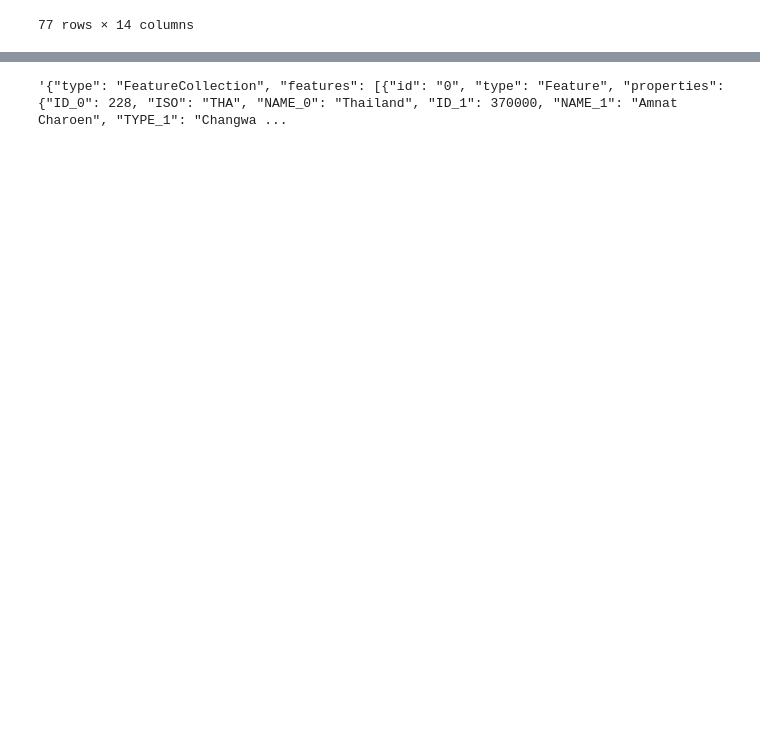
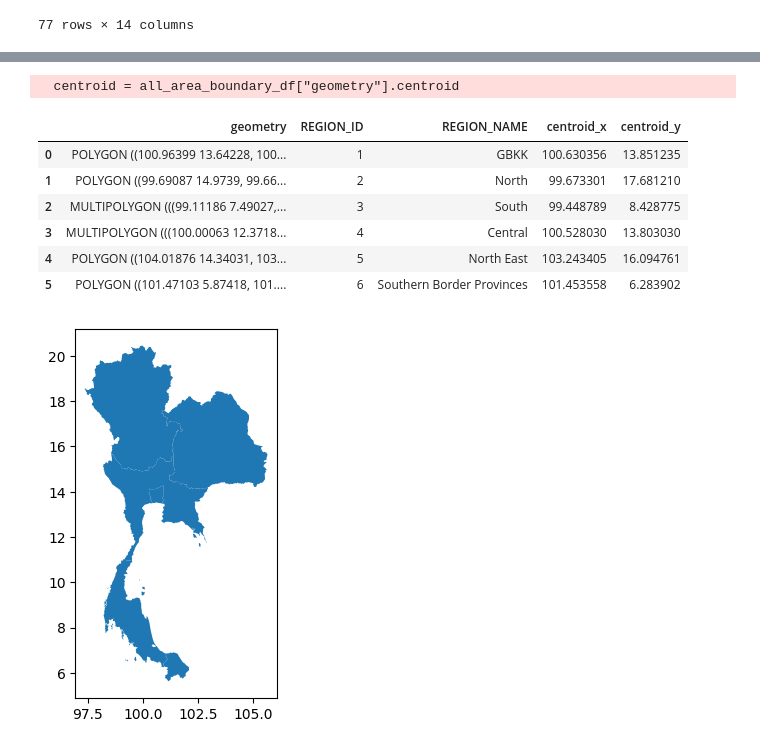
Before and after one commit to thegangtechnology/ruammitr-thailand-map, a Jupyter notebook: notebooks/mind_notebooks/mapping_province_id.ipynb, the cells around one changed output, grey strips where cells are left out. Saved outputs shown, nothing was run; the diff lists cells and outputs as text; code cells hidden in the pictures; blank space fills up the shorter version.

Commit message:
Add region boundary geojson

```diff
--- a/notebooks/mind_notebooks/mapping_province_id.ipynb
+++ b/notebooks/mind_notebooks/mapping_province_id.ipynb
@@ -227,5 +227,9 @@ geodf
 | 76 | 228 | THA | Thailand | 350000 | Yasothon | Changwat | Province | จังหวัดยโสธร | None | 5 | ... |
 77 rows × 14 columns
 # %%
-centroid_merged_output_path = "../../data/centroid-merged-updated-thailand-provinces.geojson"
+centroid_merged_output_path = "../../data/geojson/centroid-merged-updated-thailand-provinces.geojson"
 geodf.to_file(centroid_merged_output_path, driver="GeoJSON")
+# %%
+user_region_path = "../../data/user_region.xlsx"
+user_region_df = pd.read_excel(user_region_path)
+user_region_df
@@ -232,3 +244,6 @@ geodf.to_file(centroid_merged_output_path, driver="GeoJSON")
 # %%
-type(merged_df)
+import geopandas as gpd
+
+geodf = gpd.read_file(centroid_merged_output_path)
+geodf
 # %% [output]
@@ -236,4 +263,31 @@ geojson.feature.FeatureCollection
+# %%
+all_region_id = user_region_df["id"].unique()
+sorted_index = all_region_id.argsort()
+all_region_id = all_region_id[sorted_index]
+all_area_name = user_region_df["name"][sorted_index]
+# all_region_id
 # %%
-geodf.to_json()
+all_area_geometry = []
+
+for region_id in all_region_id:
+    interested_df = geodf[geodf["REGION_ID"] == region_id]
+    all_area_geometry.append(interested_df.geometry.union_all())
+
+all_area_boundary_df = gpd.GeoDataFrame(geometry=all_area_geometry, crs=geodf.crs)
+all_area_boundary_df["REGION_ID"] = all_region_id
+all_area_boundary_df["REGION_NAME"] = all_area_name
+centroid = all_area_boundary_df["geometry"].centroid
+all_area_boundary_df["centroid_x"] = centroid.x
+all_area_boundary_df["centroid_y"] = centroid.y
+all_area_boundary_df.plot()
+all_area_boundary_df
 # %% [output]
-'{"type": "FeatureCollection", "features": [{"id": "0", "type": "Feature", "properties": {"ID_0": 228, "ISO": "THA", "NAME_0": "Thailand", "ID_1": 370000, "NAME_1": "Amnat Charoen", "TYPE_1": "Changwa ...
+  centroid = all_area_boundary_df["geometry"].centroid
+|  | geometry | REGION_ID | REGION_NAME | centroid_x | centroid_y |
+| 0 | POLYGON ((100.96399 13.64228, 100... | 1 | GBKK | 100.630356 | 13.851235 |
+| 1 | POLYGON ((99.69087 14.9739, 99.66... | 2 | North | 99.673301 | 17.681210 |
+| 2 | MULTIPOLYGON (((99.11186 7.49027,... | 3 | South | 99.448789 | 8.428775 |
+| 3 | MULTIPOLYGON (((100.00063 12.3718... | 4 | Central | 100.528030 | 13.803030 |
+| 4 | POLYGON ((104.01876 14.34031, 103... | 5 | North East | 103.243405 | 16.094761 |
+| 5 | POLYGON ((101.47103 5.87418, 101.... | 6 | Southern Border Provinces | 101.453558 | 6.283902 |
+[figure, added]
```
Also changed, not shown: parts of 11 cells of this notebook, 3 other files.
